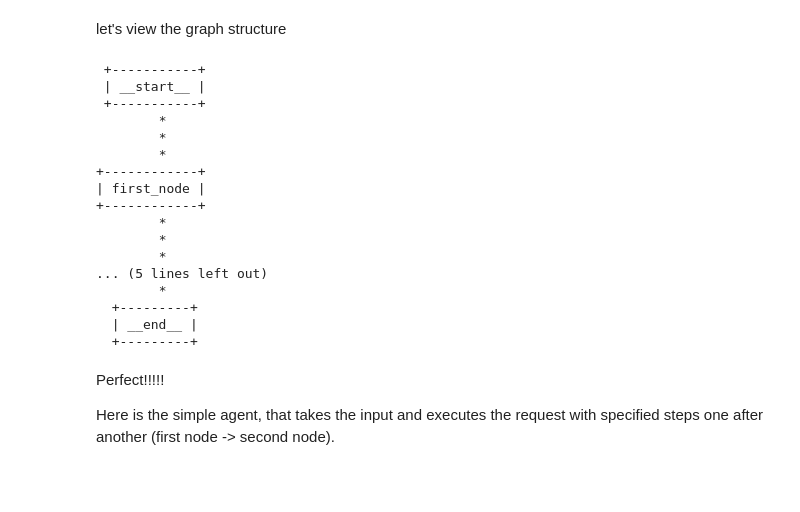
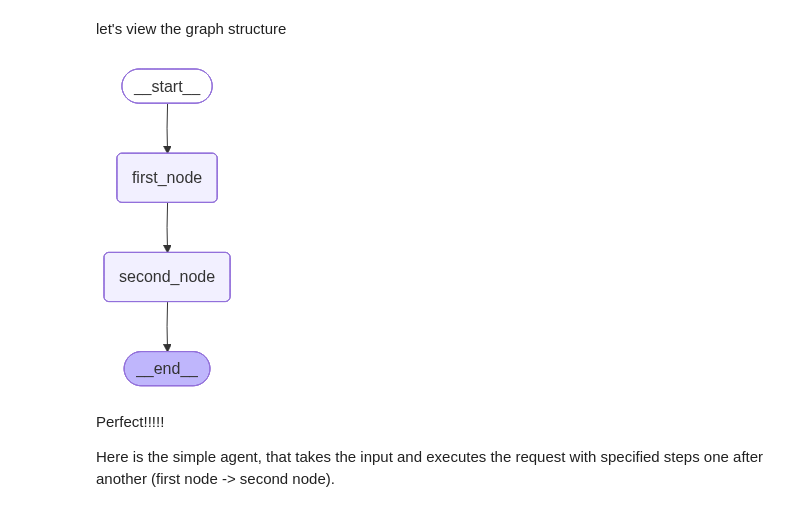
Before and after one commit to iamatulkumar-ya/data-science, a Jupyter notebook: libraries/langchain/langgraph/langgraph_basics.ipynb, the cells around one changed output. Drawn from its saved outputs; the diff is of its cells as text; code cells hidden in the pictures; blank space fills up the shorter version.

```diff
--- a/libraries/langchain/langgraph/langgraph_basics.ipynb
+++ b/libraries/langchain/langgraph/langgraph_basics.ipynb
@@ -72,26 +72,10 @@ app.invoke("Getting the response from ")
 'Getting the response from  first node response. Adding second node response.'
 # %% [markdown]
 let's view the graph structure
-# %%
-app.get_graph().print_ascii() # need to have grandalf installed
-# %% [output]
- +-----------+
- | __start__ |
- +-----------+
-        *
-        *
-        *
-+------------+
-| first_node |
-+------------+
-        *
-        *
-        *
-... (5 lines left out)
-        *
-  +---------+
-  | __end__ |
-  +---------+
+# %%
+display(Image(app.get_graph().draw_mermaid_png()))
+# %% [output]
+[figure, added]
 # %% [markdown]
 Perfect!!!!!
 
```
Also changed, not shown: parts of 5 cells of this notebook.
